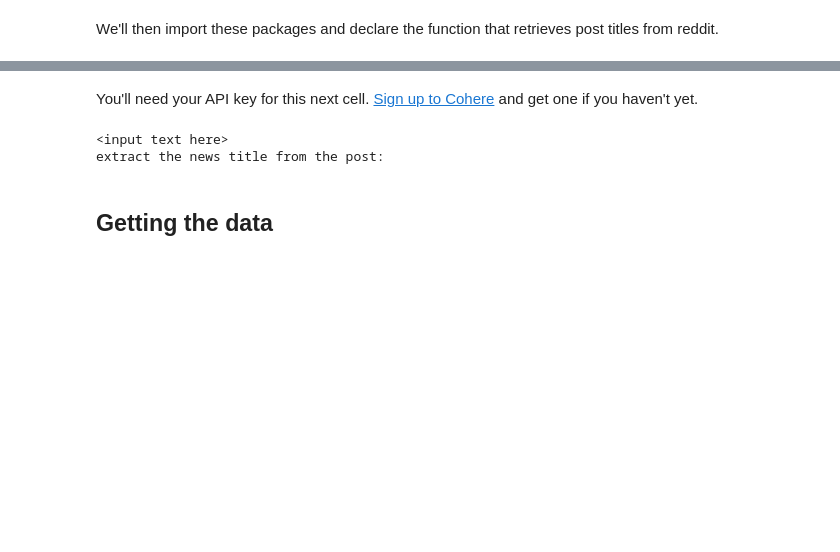
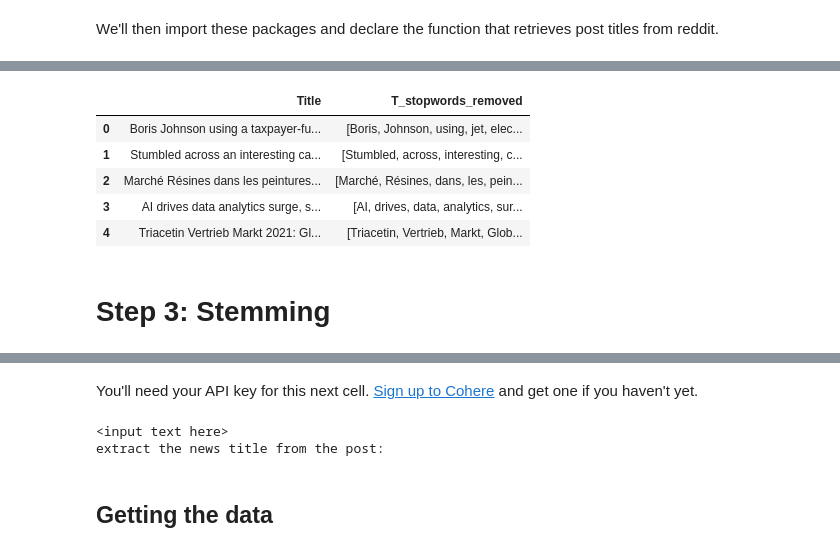
Before and after one commit to MohammedEsamaldin/Prompt-Engineering, a Jupyter notebook: notebooks/Entity_Extrcation_with_Generative_Language_Models.ipynb, the cells around one changed output, grey strips where cells are left out. Drawn from its saved outputs; the diff is of its cells as text; code cells hidden in the pictures; blank space fills up the shorter version.

```diff
--- a/notebooks/Entity_Extrcation_with_Generative_Language_Models.ipynb
+++ b/notebooks/Entity_Extrcation_with_Generative_Language_Models.ipynb
@@ -33,0 +106,12 @@ FileNotFoundError: [Errno 2] No such file or directory: './data/Example_data.xls
+# %%
+df['T_stopwords_removed'] = df.apply(lambda x: remove_stopwords(x['tokenized_Title']), axis=1)
+df[['Title', 'T_stopwords_removed']].head()
+# %% [output]
+|  | Title | T_stopwords_removed |
+| 0 | Boris Johnson using a taxpayer-fu... | [Boris, Johnson, using, jet, elec... |
+| 1 | Stumbled across an interesting ca... | [Stumbled, across, interesting, c... |
+| 2 | Marché Résines dans les peintures... | [Marché, Résines, dans, les, pein... |
+| 3 | AI drives data analytics surge, s... | [AI, drives, data, analytics, sur... |
+| 4 | Triacetin Vertrieb Markt 2021: Gl... | [Triacetin, Vertrieb, Markt, Glob... |
+# %% [markdown]
+# Step 3: Stemming
```
Also changed, not shown: parts of 22 cells of this notebook.
